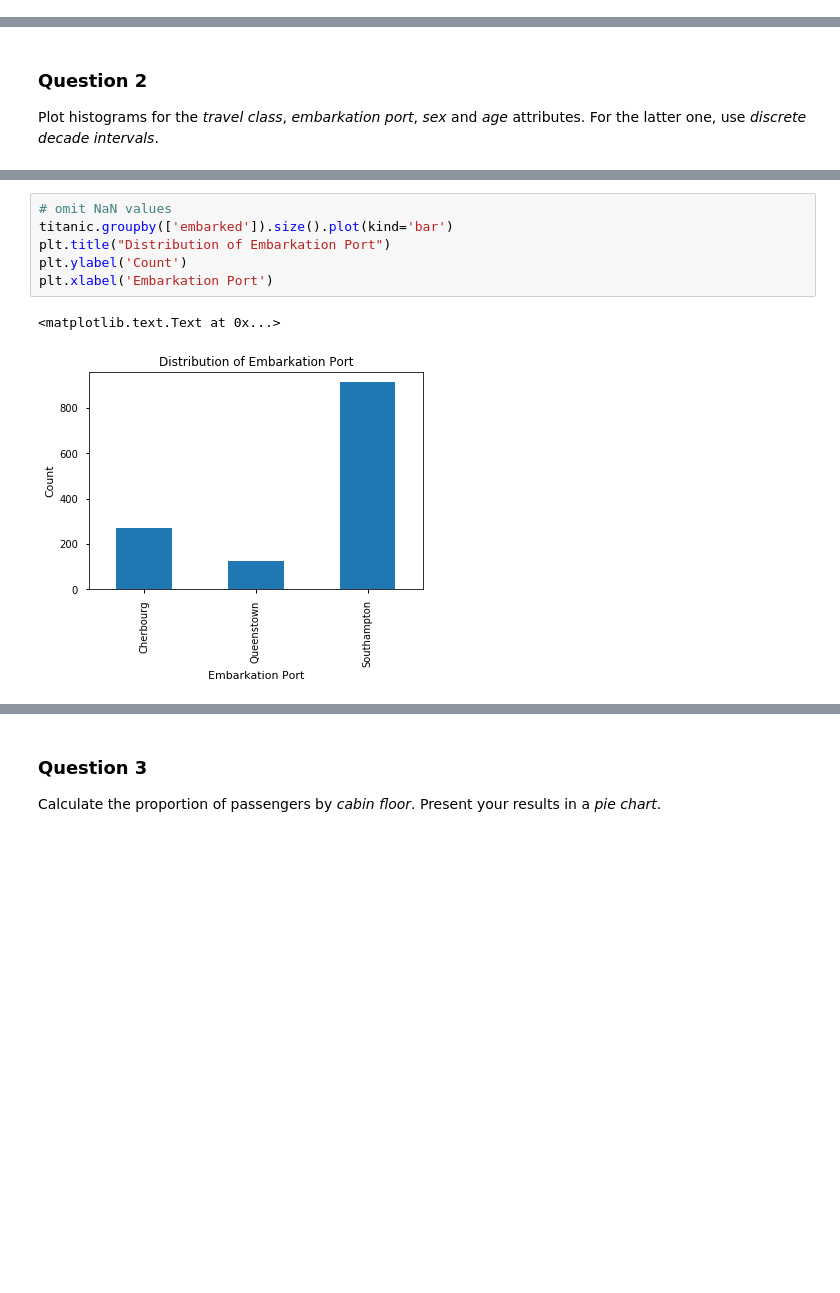
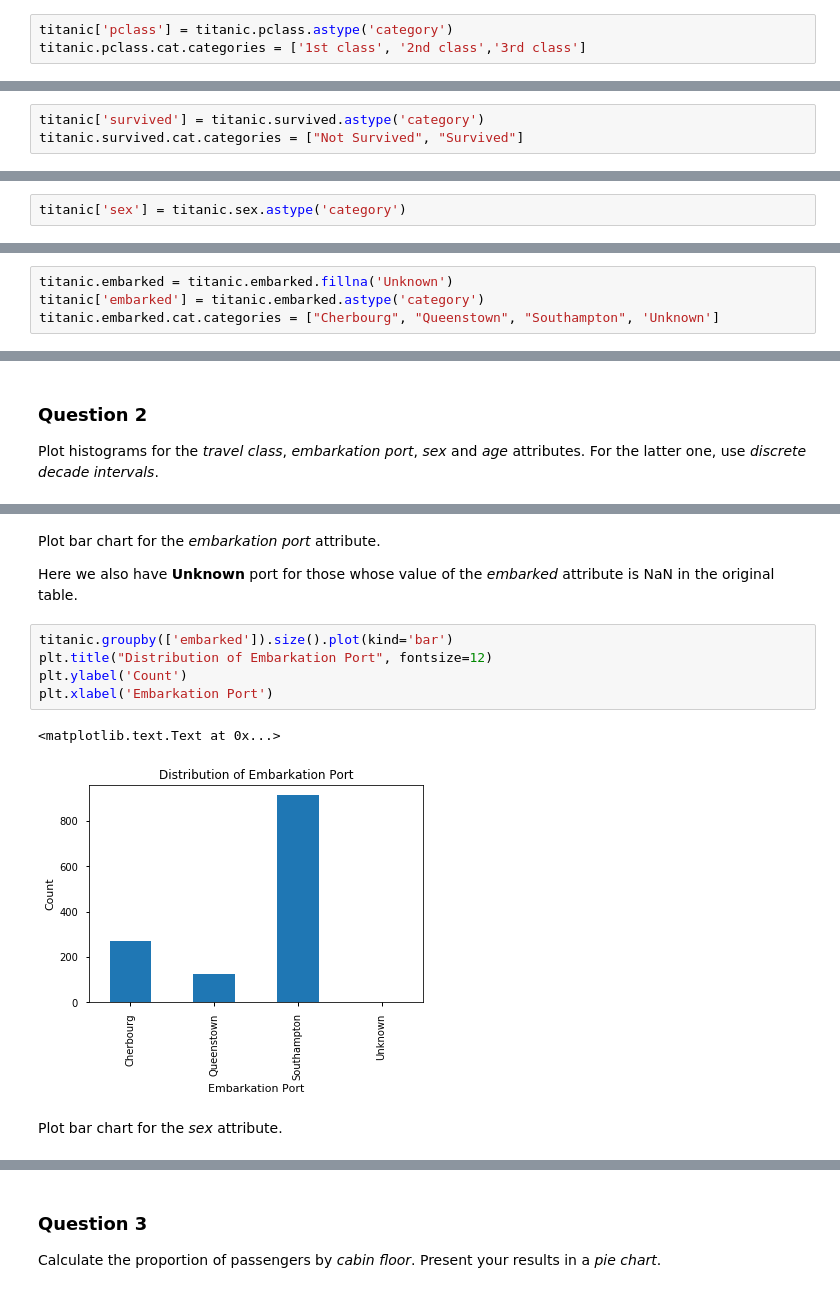
Before and after one commit to xiangzhemeng/EPFL-Applied-Data-Analysis-2017, a Jupyter notebook: Homework 1 by ST.ipynb, the cells around one changed output, grey strips where cells are left out. Cells and saved outputs as stored; diff of their text form; blank space fills up the shorter version.

```diff
--- a/Homework 1 by ST.ipynb
+++ b/Homework 1 by ST.ipynb
@@ -211,0 +155,3 @@ titanic.head()
+# %%
+titanic['pclass'] = titanic.pclass.astype('category')
+titanic.pclass.cat.categories = ['1st class', '2nd class','3rd class']
@@ -211,0 +160,3 @@ titanic.head()
+# %%
+titanic['survived'] = titanic.survived.astype('category')
+titanic.survived.cat.categories = ["Not Survived", "Survived"]
@@ -211,0 +165,2 @@ titanic.head()
+# %%
+titanic['sex'] = titanic.sex.astype('category')
@@ -211,0 +169,4 @@ titanic.head()
+# %%
+titanic.embarked = titanic.embarked.fillna('Unknown')
+titanic['embarked'] = titanic.embarked.astype('category')
+titanic.embarked.cat.categories = ["Cherbourg", "Queenstown", "Southampton", 'Unknown']
@@ -223,11 +214,16 @@ plt.xlabel('Travel Class')
+# %% [markdown]
+Plot bar chart for the *embarkation port* attribute.
+
+Here we also have **Unknown** port for those whose value of the *embarked* attribute is NaN in the original table.
 # %%
-# omit NaN values
 titanic.groupby(['embarked']).size().plot(kind='bar')
-plt.title("Distribution of Embarkation Port")
+plt.title("Distribution of Embarkation Port", fontsize=12)
 plt.ylabel('Count')
 plt.xlabel('Embarkation Port')
 # %% [output]
 <matplotlib.text.Text at 0x...>
-[figure, old version]
+[figure, new version]
+# %% [markdown]
+Plot bar chart for the *sex* attribute.
 # %%
 titanic.groupby(['sex']).size().plot(kind='bar')
```
Also changed, not shown: parts of 65 cells of this notebook.
